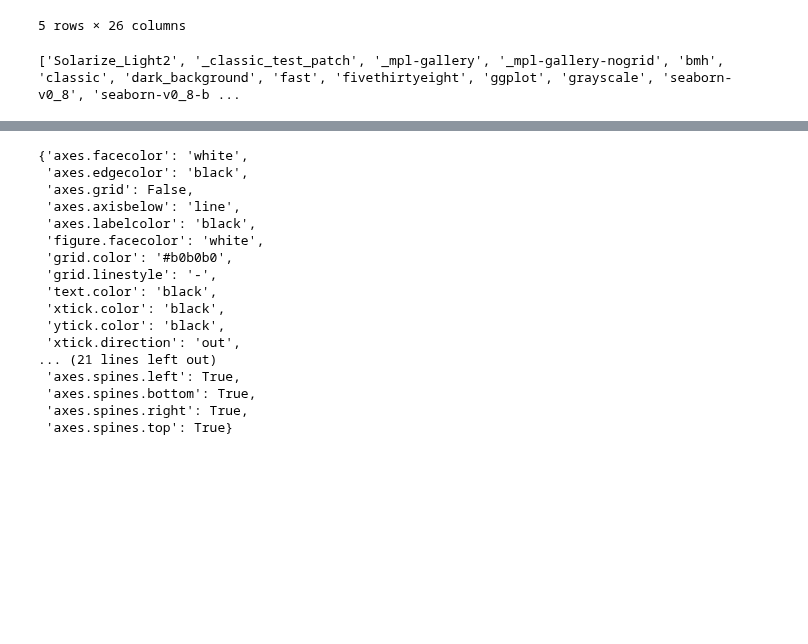
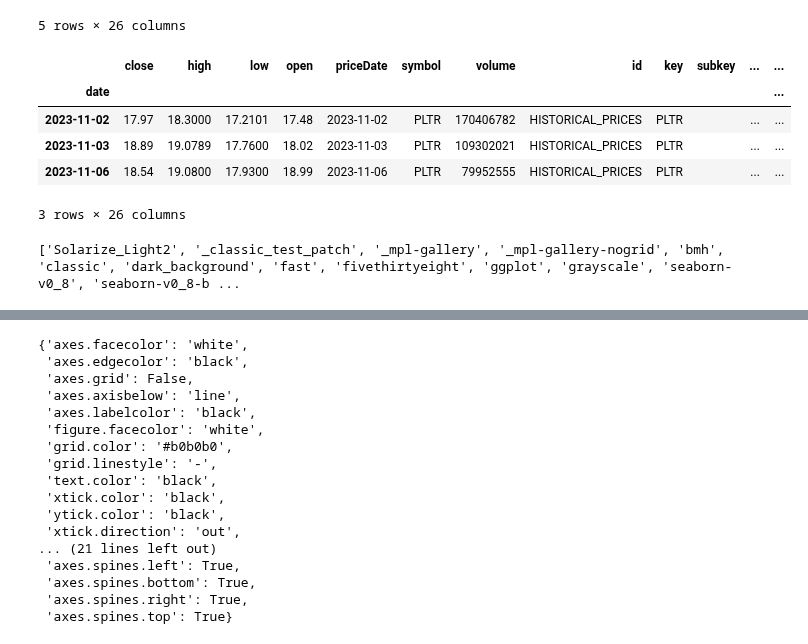
Before and after one commit to sudz4/quant-trading, a Jupyter notebook: ichimoku_cloud_screener.ipynb, the cells around one changed output, grey strips where cells are left out. Cells and saved outputs as stored; diff of their text form; code cells hidden in the pictures; blank space fills up the shorter version.

Commit message:
annual historical working

```diff
--- a/ichimoku_cloud_screener.ipynb
+++ b/ichimoku_cloud_screener.ipynb
@@ -68,6 +68,21 @@ df_pltr.head()
 | 2022-11-10 | 7.64 | 7.970 | 7.430 | 7.46 | 2022-11-10 | PLTR | 58579775 | HISTORICAL_PRICES | PLTR |  | ... | ... |
 | 2022-11-11 | 8.41 | 8.420 | 7.375 | 7.48 | 2022-11-11 | PLTR | 55324135 | HISTORICAL_PRICES | PLTR |  | ... | ... |
 5 rows × 26 columns
+# %%
+"""
+df_pltr is your core data set.
+add to this and create other new df views as needed
+can create calculations from the variables as needed
+"""
+
+df_pltr.tail(3)
+# %% [output]
+|  | close | high | low | open | priceDate | symbol | volume | id | key | subkey | ... | ... |
+| date |  |  |  |  |  |  |  |  |  |  |  | ... |
+| 2023-11-02 | 17.97 | 18.3000 | 17.2101 | 17.48 | 2023-11-02 | PLTR | 170406782 | HISTORICAL_PRICES | PLTR |  | ... | ... |
+| 2023-11-03 | 18.89 | 19.0789 | 17.7600 | 18.02 | 2023-11-03 | PLTR | 109302021 | HISTORICAL_PRICES | PLTR |  | ... | ... |
+| 2023-11-06 | 18.54 | 19.0800 | 17.9300 | 18.99 | 2023-11-06 | PLTR | 79952555 | HISTORICAL_PRICES | PLTR |  | ... | ... |
+3 rows × 26 columns
 # %%
 import matplotlib.pyplot as plt
 import matplotlib.dates as mdates
@@ -77,6 +90,7 @@ from IPython.display import display
 import pandas as pd
-# %%
-print(plt.style.available)
-# %% [output]
-['Solarize_Light2', '_classic_test_patch', '_mpl-gallery', '_mpl-gallery-nogrid', 'bmh', 'classic', 'dark_background', 'fast', 'fivethirtyeight', 'ggplot', 'grayscale', 'seaborn-v0_8', 'seaborn-v0_8-b ...
+# %%
+# DEV -> look at the available plot styles
+print(plt.style.available)
+# %% [output]
+['Solarize_Light2', '_classic_test_patch', '_mpl-gallery', '_mpl-gallery-nogrid', 'bmh', 'classic', 'dark_background', 'fast', 'fivethirtyeight', 'ggplot', 'grayscale', 'seaborn-v0_8', 'seaborn-v0_8-b ...
 # %%
```
Also changed, not shown: parts of 2 cells of this notebook.
